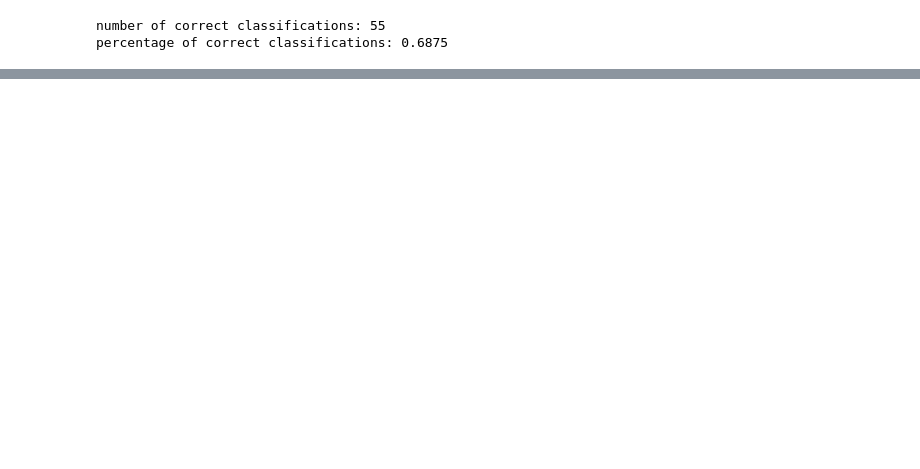
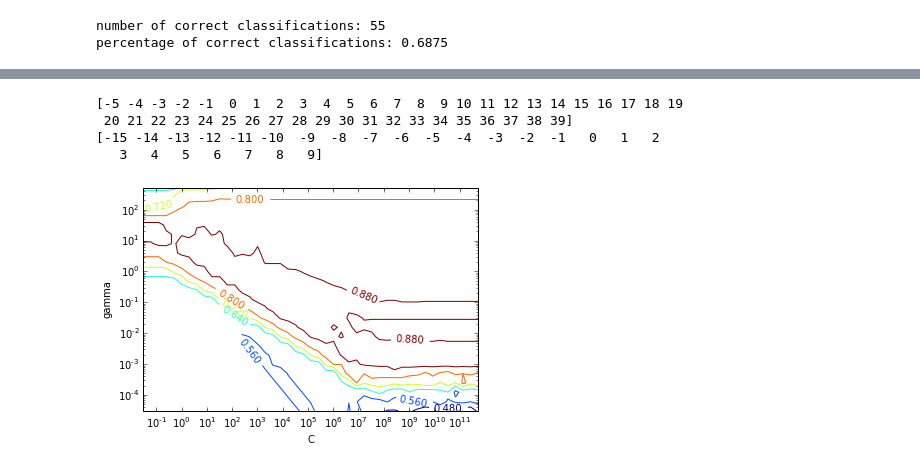
Before and after one commit to JensMeiners/MI1, a Jupyter notebook: Ex09/Ex09.ipynb, the cells around one changed output, grey strips where cells are left out. Saved outputs shown, nothing was run; the diff lists cells and outputs as text; code cells hidden in the pictures; blank space fills up the shorter version.

```diff
--- a/Ex09/Ex09.ipynb
+++ b/Ex09/Ex09.ipynb
@@ -142,2 +190,32 @@ plt.show()
 # %% [markdown]
 <img src="Auswahl_2016-01-11_010.png">
+# %%
+exp = np.arange(-5,40,1)
+print exp
+C = np.power(2.0,exp)
+exp = np.arange(-15,10,1)
+print exp
+gamma = np.power(2.0,exp)
+# %% [output]
+[-5 -4 -3 -2 -1  0  1  2  3  4  5  6  7  8  9 10 11 12 13 14 15 16 17 18 19
+ 20 21 22 23 24 25 26 27 28 29 30 31 32 33 34 35 36 37 38 39]
+[-15 -14 -13 -12 -11 -10  -9  -8  -7  -6  -5  -4  -3  -2  -1   0   1   2
+   3   4   5   6   7   8   9]
+# %%
+X, Y = np.meshgrid(C,gamma)
+acc = np.zeros(X.shape)
+for i, c in enumerate(C):
+    for j, g in enumerate(gamma):
+        clf = SVC(C=c,gamma=g)
+        scores = cross_validation.cross_val_score(clf, train[:,0:2], train[:,2], cv=4)
+        #print("Accuracy: %0.2f (+/- %0.2f)" % (scores.mean(), scores.std() * 2))
+        acc[j,i] = scores.mean()
+plt.xscale('log')
+plt.yscale('log')
+CS = plt.contour(X,Y, acc)
+plt.clabel(CS, inline=1, fontsize=10)
+plt.xlabel('C')
+plt.ylabel('gamma')
+plt.show()
+# %% [output]
+[figure, added]
```
Also changed, not shown: parts of 17 cells of this notebook.
